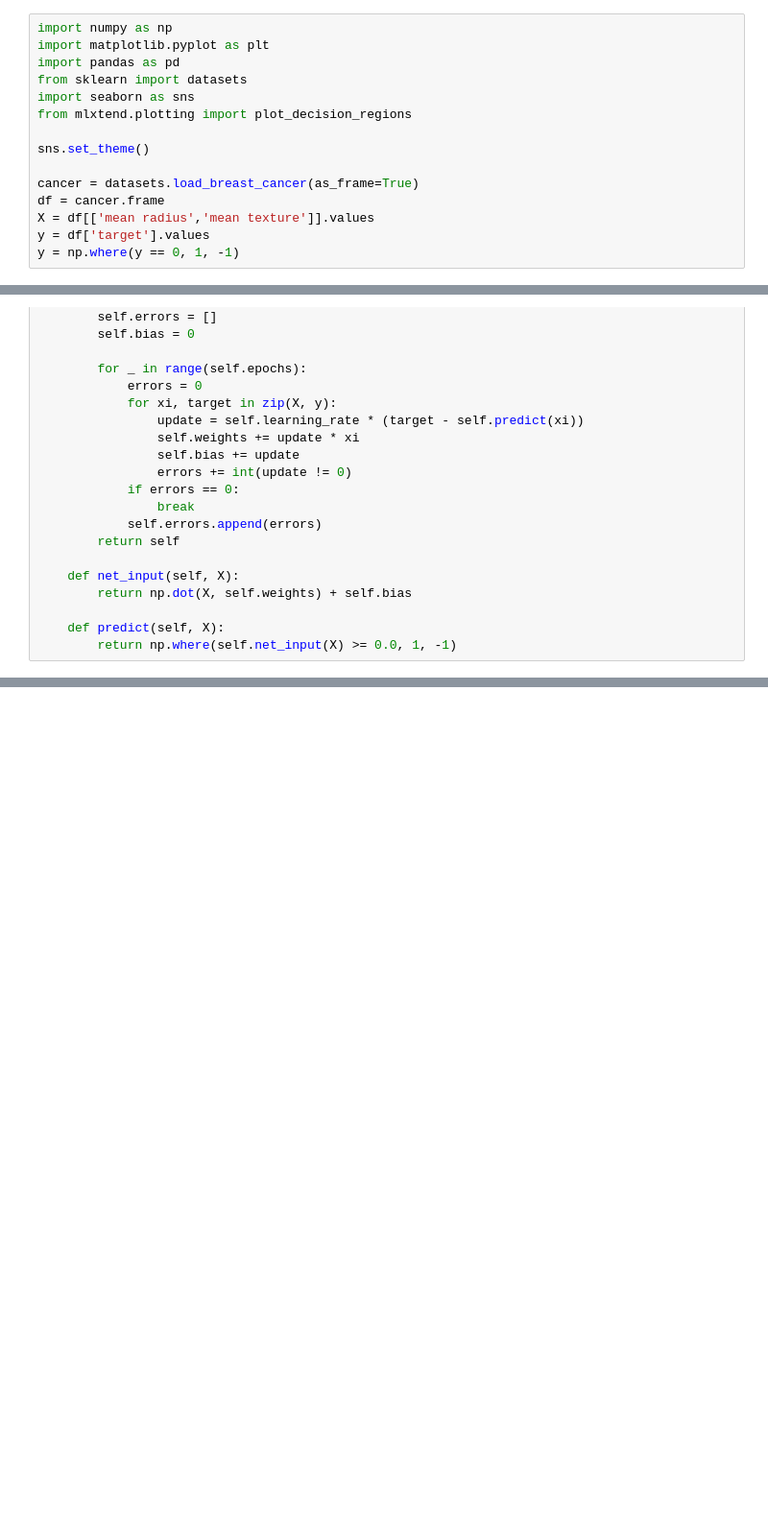
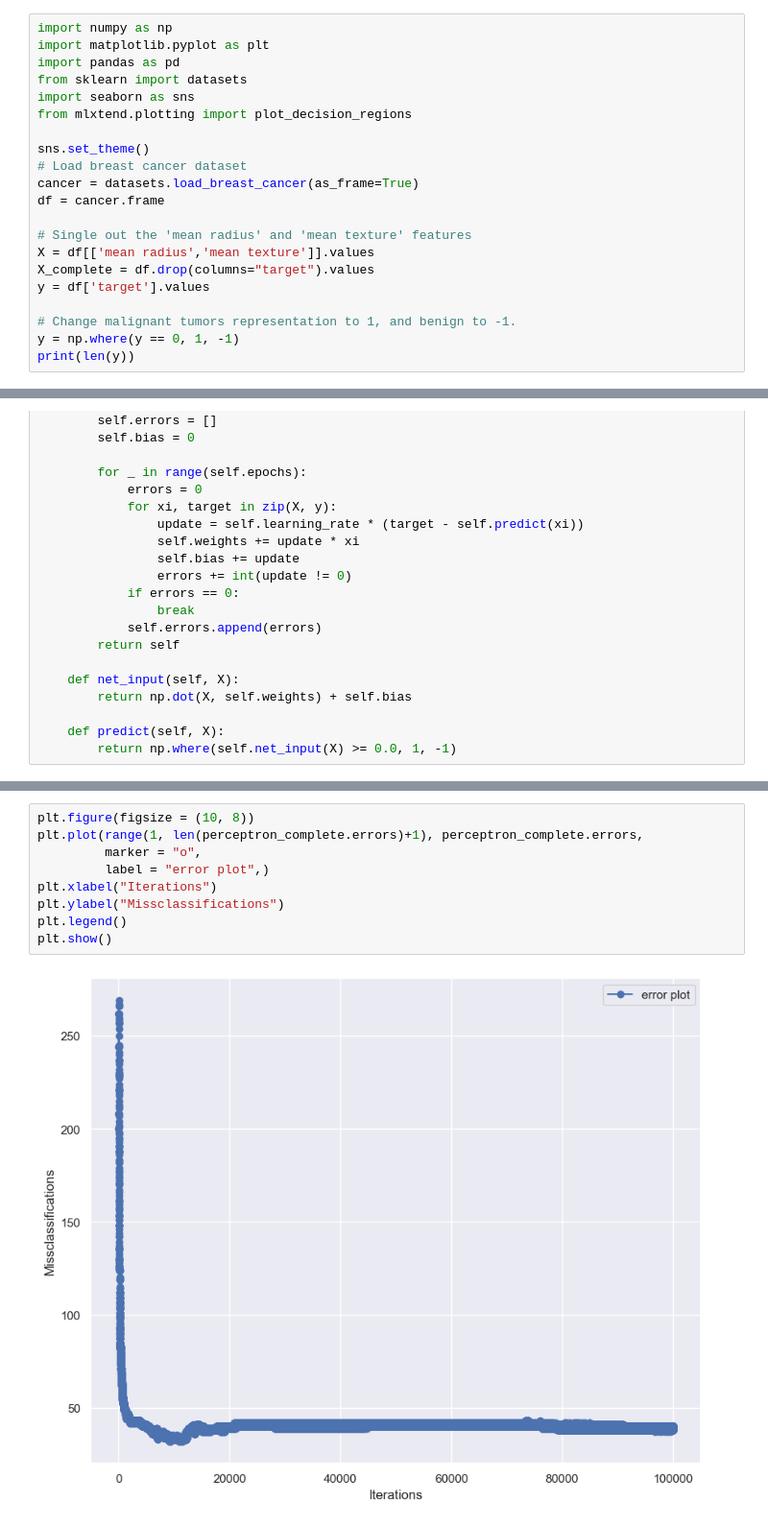
Before and after one commit to aelliott50/Elliott-CMOR-438-Spring-2025, a Jupyter notebook: Supervised Learning/Perceptron.ipynb, the cells around one changed output, grey strips where cells are left out. Shown: that part at 96% size. Saved outputs shown, nothing was run; the diff lists cells and outputs as text; blank space fills up the shorter version.

```diff
--- a/Supervised Learning/Perceptron.ipynb
+++ b/Supervised Learning/Perceptron.ipynb
@@ -7,9 +7,15 @@ import seaborn as sns
 from mlxtend.plotting import plot_decision_regions
 
 sns.set_theme()
-
+# Load breast cancer dataset
 cancer = datasets.load_breast_cancer(as_frame=True)
 df = cancer.frame
+
+# Single out the 'mean radius' and 'mean texture' features
 X = df[['mean radius','mean texture']].values
+X_complete = df.drop(columns="target").values
 y = df['target'].values
+
+# Change malignant tumors representation to 1, and benign to -1.
 y = np.where(y == 0, 1, -1)
+print(len(y))
@@ -58 +83,12 @@ plt.show()
+# %%
+plt.figure(figsize = (10, 8))
+plt.plot(range(1, len(perceptron_complete.errors)+1), perceptron_complete.errors,
+         marker = "o",
+         label = "error plot",)
+plt.xlabel("Iterations")
+plt.ylabel("Missclassifications")
+plt.legend()
+plt.show()
+# %% [output]
+[figure, added]
 # %%
```
Also changed, not shown: parts of 6 cells of this notebook, 1 other file.
